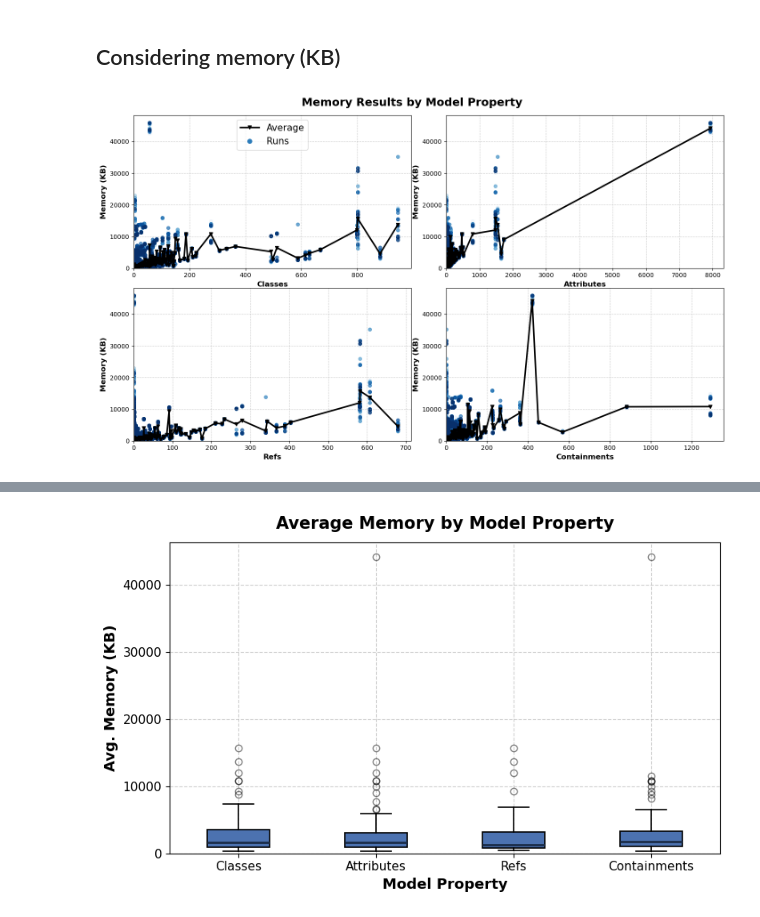
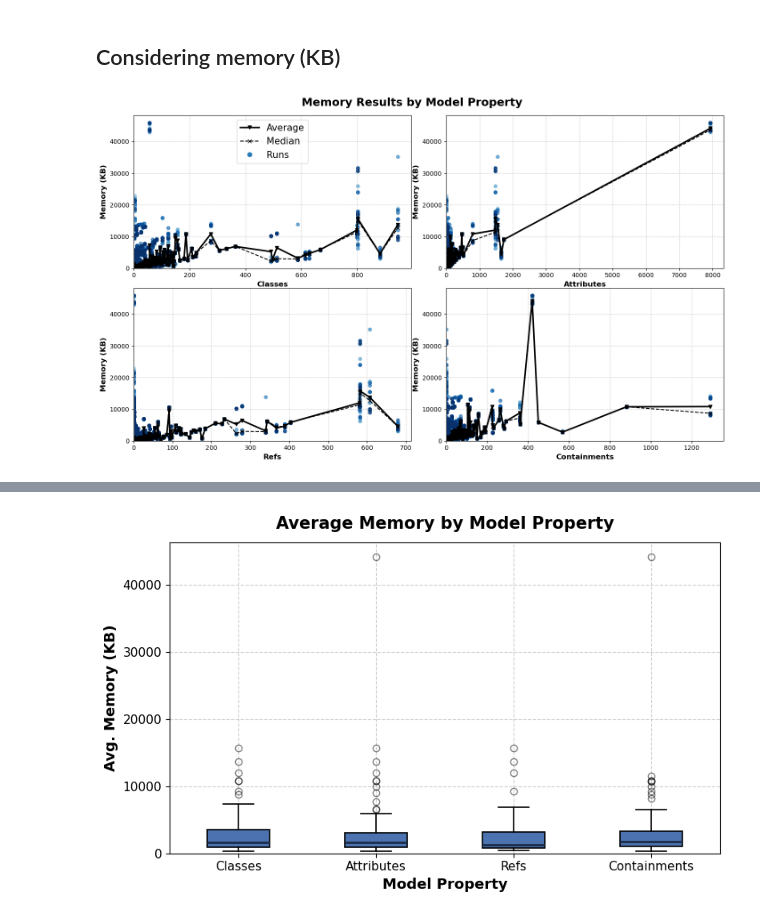
Before and after one commit to geodes-sms/NeoModelingFramework, a Jupyter notebook: ECMFA-2026-Evaluation/analysis/RQ1-results-analysis.ipynb, the cells around one changed output, grey strips where cells are left out. Drawn from its saved outputs; the diff is of its cells as text; code cells hidden in the pictures.

```diff
--- a/ECMFA-2026-Evaluation/analysis/RQ1-results-analysis.ipynb
+++ b/ECMFA-2026-Evaluation/analysis/RQ1-results-analysis.ipynb
@@ -244,3 +254,39 @@ plt.savefig("img/rq1timebymodelprop.pdf", format='pdf', bbox_inches='tight')
 plt.show()
 # %% [output]
 [figure]
+# %%
+import matplotlib.pyplot as plt
+import matplotlib.cm as cm
+
+# Run index to combined_df for coloring
+for i, df in enumerate(dfs):
+    df['run'] = i
+runs_df = pd.concat(dfs, ignore_index=True)
+combined_df = pd.merge(runs_df, valid_df, on='model', suffixes=('_run', '_model'))
+
+fig, axes = plt.subplots(2, 2, figsize=(14, 8))
+#fig.suptitle('Time Results by Model Property', fontsize=18, fontweight='bold', y=1.02)
+
+for idx, prop in enumerate(props):
+    avg_mem = combined_df.groupby(prop)['time'].mean()
+    med_mem = combined_df.groupby(prop)['time'].median()
+    ax = axes[idx // 2, idx % 2]
+    ax.plot(avg_mem.index, avg_mem.values, color='black', linewidth=2.5, label='Average', marker='v')
+    ax.plot(med_mem.index, med_mem.values, color='blue', linewidth=1.5, label='Median', marker='X', linestyle='--')
+    ax.set_xlabel(prop.capitalize(), fontsize=12, fontweight='bold')
+    ax.set_ylabel('Time (ms)', fontsize=12, fontweight='bold')
+    ax.tick_params(axis='x', labelsize=10)
+    ax.tick_params(axis='y', labelsize=10)
+    ax.grid(True, linestyle='--', alpha=0.6)
+
+
+    ax.set_ylim(bottom=0)
+    ax.set_xlim(left=0)
+ax_legend = axes[0, 0]
+avg_line = mlines.Line2D([], [], color='black', marker='v', label='Average', linewidth=2.5)
+med_line = mlines.Line2D([], [], color='blue', linewidth=1.5, label='Median', marker='X', linestyle='--')
+ax_legend.legend(handles=[avg_line,med_line], loc='upper center', fontsize=15, frameon=True)
+
+plt.tight_layout(pad=0)
+plt.savefig("img/rq1timeavg.pdf", format='pdf', bbox_inches='tight')
+plt.show()
@@ -341,33 +389,36 @@ for i, df in enumerate(dfs):
 runs_df = pd.concat(dfs, ignore_index=True)
 combined_df = pd.merge(runs_df, valid_df, on='model', suffixes=('_run', '_model'))
 
 fig, axes = plt.subplots(2, 2, figsize=(14, 8))
 fig.suptitle('Memory Results by Model Property', fontsize=18, fontweight='bold', y=1.02)
 
 for idx, prop in enumerate(props):
     avg_mem = combined_df.groupby(prop)['mem'].mean()
+    med_mem = combined_df.groupby(prop)['mem'].median()
     ax = axes[idx // 2, idx % 2]
-    ax.plot(avg_mem.index, avg_mem.values, color="#000000", linewidth=2.5, label='Average', marker='v')
+    ax.plot(avg_mem.index, avg_mem.values, color='black', linewidth=2.5, label='Average', marker='v')
+    ax.plot(med_mem.index, med_mem.values, color='black', linewidth=1.5, label='Median', marker='x', linestyle='--')
     for i in range(num_runs):
         run_df = combined_df[combined_df['run'] == i]
         marker_style = markers[i % len(markers)]
         ax.scatter(run_df[prop], run_df['mem'], label=f'Run {i+1}', alpha=0.7, s=28, color=colors[i], rasterized=True)
     ax.set_xlabel(prop.capitalize(), fontsize=12, fontweight='bold')
     ax.set_ylabel('Memory (KB)', fontsize=12, fontweight='bold')
     ax.tick_params(axis='x', labelsize=10)
     ax.tick_params(axis='y', labelsize=10)
     ax.grid(True, linestyle='--', alpha=0.6)
 
 
     ax.set_ylim(bottom=0)
     ax.set_xlim(left=0)
 ax_legend = axes[0, 0]
 avg_line = mlines.Line2D([], [], color='black', marker='v', label='Average', linewidth=2.5)
+med_line = mlines.Line2D([], [], color='black', linewidth=1.5, label='Median', marker='x', linestyle='--')
 run_marker = mlines.Line2D([], [], color=colors[20], marker='o', linestyle='None', label='Runs', markersize=7)
-ax_legend.legend(handles=[avg_line, run_marker], loc='upper center', fontsize=15, frameon=True)
+ax_legend.legend(handles=[avg_line,med_line,run_marker], loc='upper center', fontsize=15, frameon=True)
 
 plt.tight_layout(pad=0)
 plt.savefig("img/rq1membymodelprop.pdf", format='pdf', bbox_inches='tight')
 plt.show()
 # %% [output]
-[figure, old version]
+[figure, new version]
```
Also changed, not shown: parts of 5 cells of this notebook, 40 other files.
